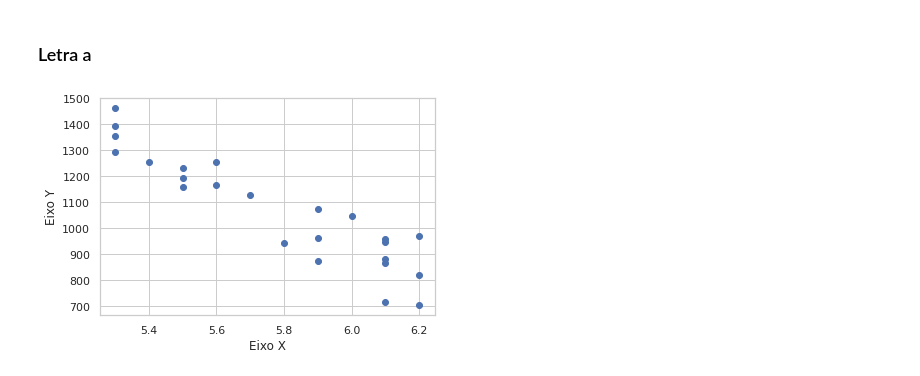
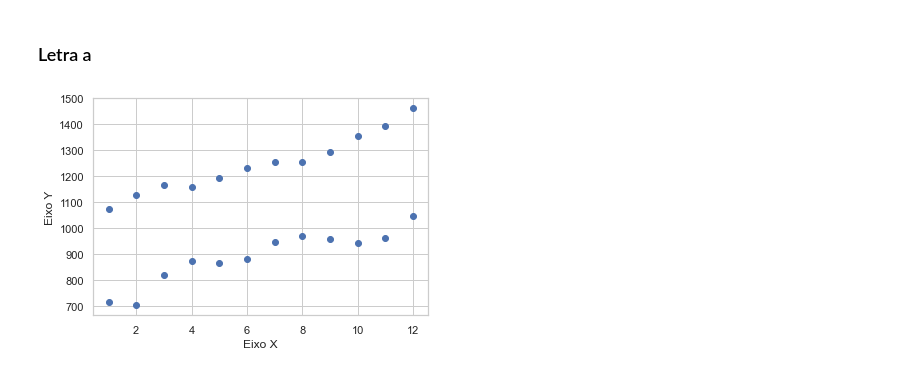
Before and after one commit to MarcosEduard0/Intelig-ncia-Artificial, a Jupyter notebook: Regrecao Linear/regressao-linear-aula.ipynb, the cells around one changed output. Saved outputs shown, nothing was run; the diff lists cells and outputs as text; code cells hidden in the pictures.

```diff
--- a/Regrecao Linear/regressao-linear-aula.ipynb
+++ b/Regrecao Linear/regressao-linear-aula.ipynb
@@ -222,24 +222,24 @@ Erro quadrado médio: 26.298152485903632
 # %%
 data = pd.read_csv('multi.csv',header=0)
 # print("Dataset Original")
 # print(data)
 # print()
 
 # transformando X e Y para numpy array. Ele precisa ser bidimensional (-1,1)
-X1 = data['X1']
-X2 = data['X2']
-X3 = data['X3']
-X4 = data['X4']
-Y = data['X5']
-X = X4
+X1 = data.iloc[:, 0].values.reshape(-1, 1)
+X2 = data.iloc[:, 1].values.reshape(-1, 1)
+X3 = data.iloc[:, 2].values.reshape(-1, 1)
+X4 = data.iloc[:, 3].values.reshape(-1, 1)
+Y = data.iloc[:, 4].values.reshape(-1, 1)
+X = X2
 plt.scatter(X, Y,cmap='red')
 
 # rótulo dos eixos e salvando o arquivo com a imagem
 plt.xlabel("Eixo X")
 plt.ylabel("Eixo Y")
 plt.savefig('x1.png')
 plt.show()
 # %% [output]
-[figure, old version]
+[figure, new version]
 # %%
 reg = linear_model.LinearRegression()
```
Also changed, not shown: parts of 5 cells of this notebook, 4 other files.
